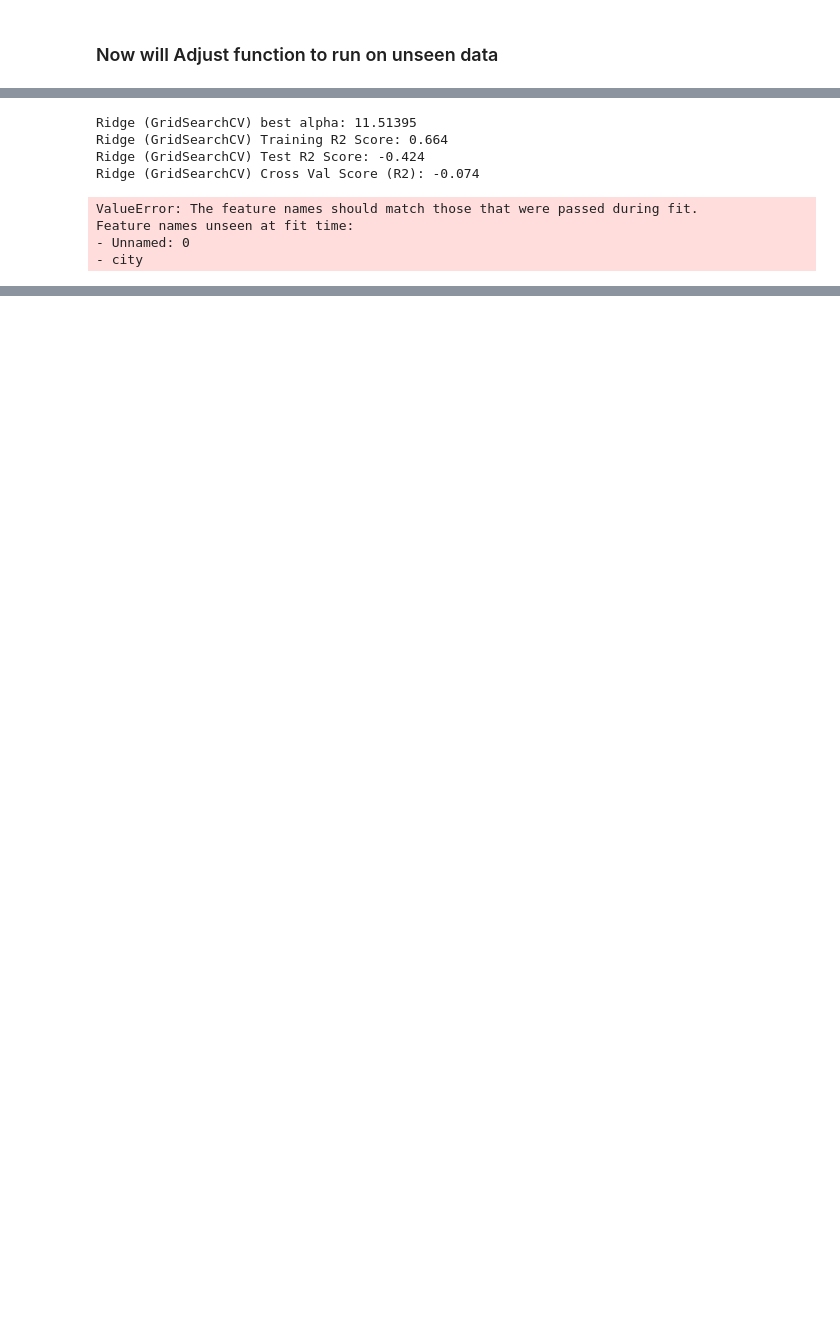
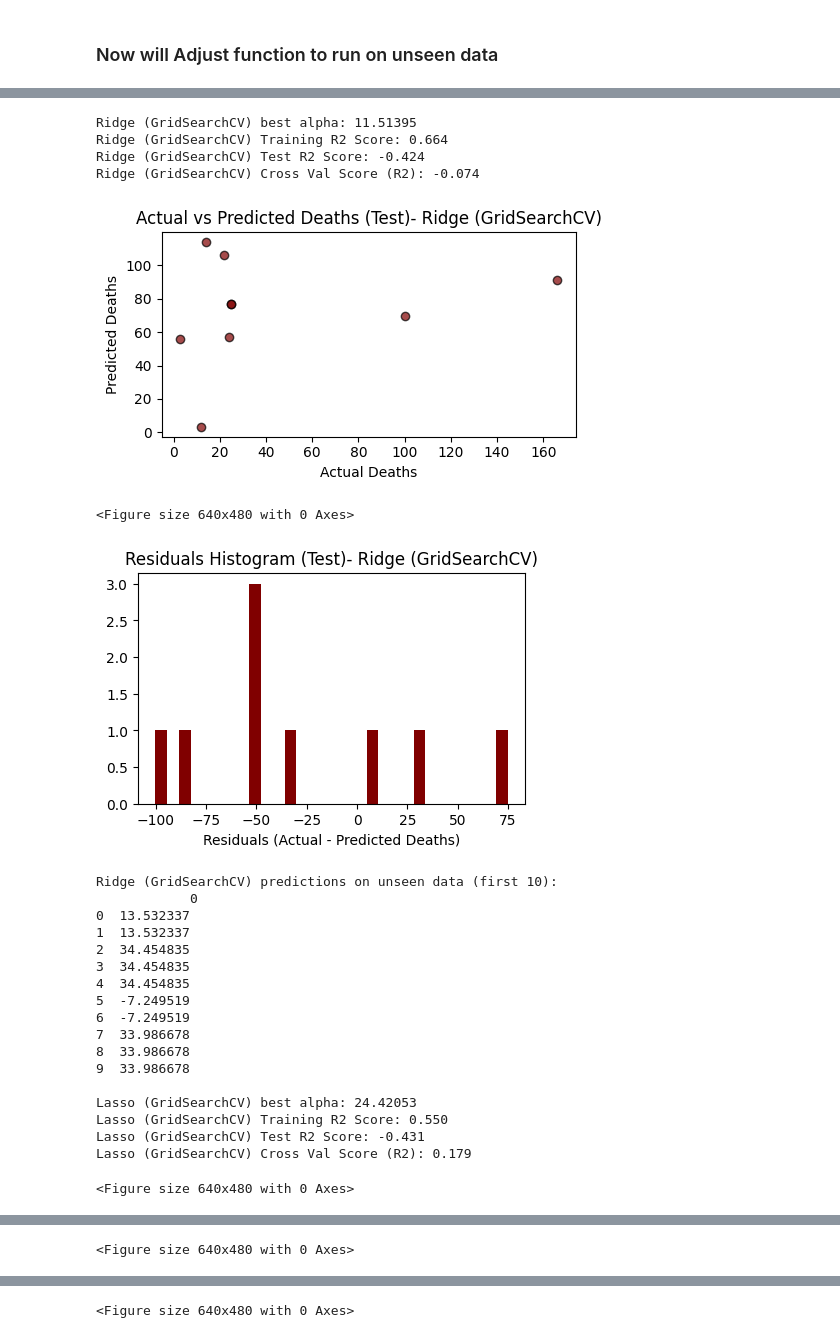
Before and after one commit to erindepree/project4, a Jupyter notebook: code/sehar4_model_unseen.ipynb, the cells around one changed output, grey strips where cells are left out. Cells and saved outputs as stored; diff of their text form; code cells hidden in the pictures; blank space fills up the shorter version.

```diff
--- a/code/sehar4_model_unseen.ipynb
+++ b/code/sehar4_model_unseen.ipynb
@@ -29,7 +29,7 @@ filterwarnings('ignore')
 # %% [markdown]
 ### Read in Data
 # %%
-cold_final = pd.read_csv('../data/cold_final_dataset.csv')
+cold_final = pd.read_csv('../data/final/cold_final_dataset.csv')
 cold_final.head()
 # %% [output]
 |  | Unnamed: 0 | country | subregion | region | location | temperature | start_year | start_month | total_deaths | ... |
@@ -161,6 +164,0 @@ def fit_and_evaluate_ridge_lasso(train_df, X, y, test_size=0.2, random_state=42,
-# %%
-features = ['temperature', 'duration', 'latitude', 'longitude', 'delta_temp_std']
-X = cold_final[features]
-y = cold_final['total_deaths']
-
-fit_and_evaluate_ridge_lasso(cold_final, X, y, alpha_range = np.logspace(-4, 4, 50))
@@ -318,11 +362,32 @@ df.rename(columns={old_column_name : new_column_name, old_name2 : new_name2})
 # %%
-fit_and_evaluate_ridge_lasso2(cold_final, cold_events, X, y, alpha_range = np.logspace(-4, 4, 50))
+features = ['temperature', 'duration', 'latitude', 'longitude', 'delta_temp_std']
+X = features
+y = 'total_deaths'
+
+fit_and_evaluate_ridge_lasso_on_unseen(cold_final, cold_events_renamed, X, y, alpha_range = np.logspace(-4, 4, 50))
 # %% [output]
 Ridge (GridSearchCV) best alpha: 11.51395
 Ridge (GridSearchCV) Training R2 Score: 0.664
 Ridge (GridSearchCV) Test R2 Score: -0.424
 Ridge (GridSearchCV) Cross Val Score (R2): -0.074
+[figure, added]
-ValueError: The feature names should match those that were passed during fit.
-Feature names unseen at fit time:
-- Unnamed: 0
-- city
+<Figure size 640x480 with 0 Axes>
+[figure, added]
+Ridge (GridSearchCV) predictions on unseen data (first 10):
+            0
+0  13.532337
+1  13.532337
+2  34.454835
+3  34.454835
+4  34.454835
+5  -7.249519
+6  -7.249519
+7  33.986678
+8  33.986678
+9  33.986678
+
+Lasso (GridSearchCV) best alpha: 24.42053
+Lasso (GridSearchCV) Training R2 Score: 0.550
+Lasso (GridSearchCV) Test R2 Score: -0.431
+Lasso (GridSearchCV) Cross Val Score (R2): 0.179
+<Figure size 640x480 with 0 Axes>
@@ -328,0 +395 @@ Feature names unseen at fit time:
+<Figure size 640x480 with 0 Axes>
@@ -328,0 +409 @@ Feature names unseen at fit time:
+<Figure size 640x480 with 0 Axes>
```
Also changed, not shown: parts of 11 cells of this notebook, 11 other files.
